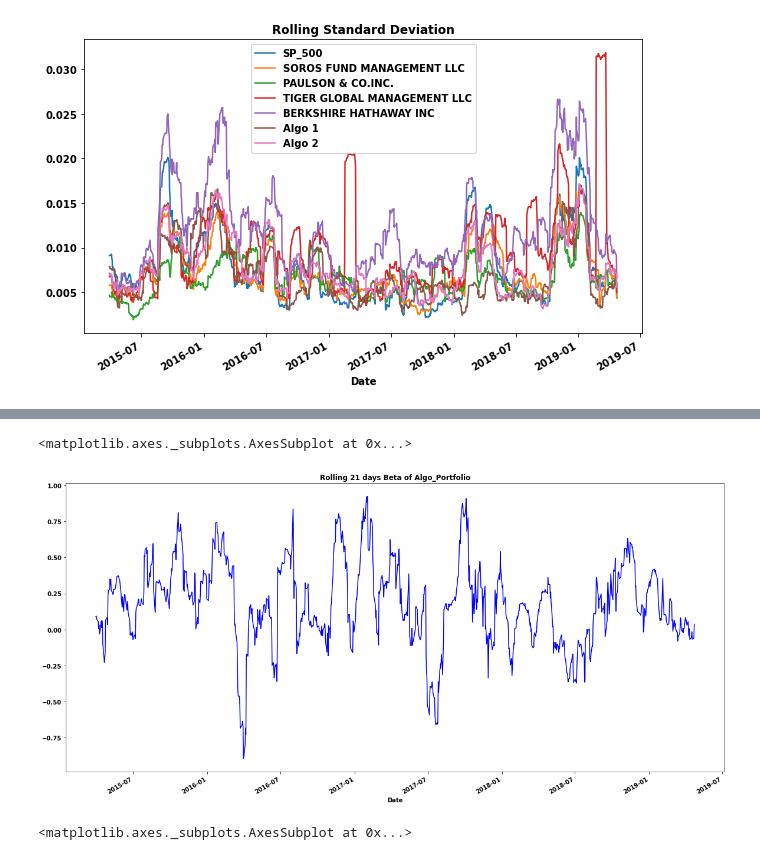
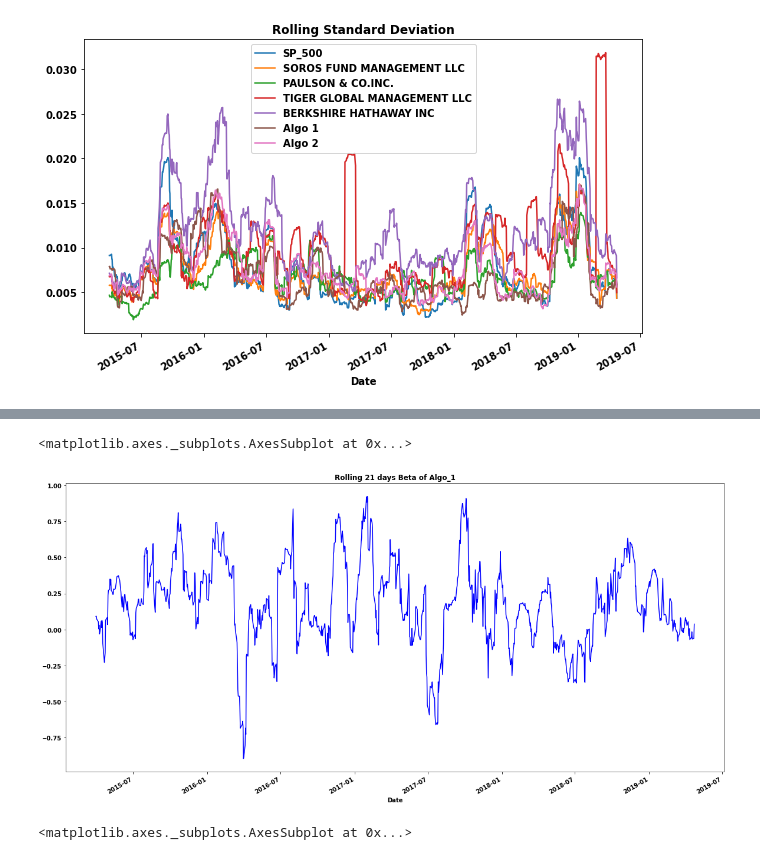
Before and after one commit to SashaFlores/WhaleOffPortfolio, a Jupyter notebook: Starter_Code/whale_analysis.ipynb, the cells around one changed output, grey strips where cells are left out. Saved outputs shown, nothing was run; the diff lists cells and outputs as text; code cells hidden in the pictures.

```diff
--- a/Starter_Code/whale_analysis.ipynb
+++ b/Starter_Code/whale_analysis.ipynb
@@ -66,7 +66,7 @@ Read the algorithmic daily returns and clean the data
 # Reading algorithmic returns
 algo_returns = Path("Resources/algo_returns.csv")
 
-algo_df = pd.read_csv(algo_returns_csv,  index_col="Date", parse_dates=True)
+algo_df = pd.read_csv(algo_returns,  index_col="Date", parse_dates=True)
 algo_df.sort_index(inplace=True)
 algo_df.head()
 # %% [output]
@@ -100,7 +100,7 @@ Read the S&P500 Historic Closing Prices and create a new daily returns DataFrame
 # Reading S&P 500 Closing Prices
 sp500_history = Path("Resources/sp500_history.csv")
 
-sp500_df = pd.read_csv(sp500_history_csv, index_col="Date", parse_dates=True, infer_datetime_format=True)
+sp500_df = pd.read_csv(sp500_history, index_col="Date", parse_dates=True, infer_datetime_format=True)
 sp500_df.sort_index(inplace=True)
 sp500_df.head()
 # %% [output]
@@ -342,21 +342,21 @@ correlation
 # %%
 # Calculate Beta for a single portfolio compared to the total market (S&P 500)
 # (Your graph may differ, dependent upon which portfolio you are comparing)
 
-# calculate rolling covraince for algo portfolio(mentioned single portfolio not single stock)
+# calculate rolling covraince for algo portfolio(mentioned single portfolio but the plot in starter_file shows "BERKSHIRE HATHAWAY INC" single stock)
 rolling_algo1 = combined["Algo 1"].rolling(window=21).cov(combined["SP_500"])
 
 # calculate variance
 rolling_sp500 = combined["SP_500"].rolling(window=21).var()
 
 # calculate rolling beta:
 rolling_alog1_beta = rolling_algo1 / rolling_sp500
 
 # plot the portfolio treand
-rolling_alog1_beta.plot(figsize=(20, 10), color= "blue", title="Rolling 21 days Beta of Algo_Portfolio")
+rolling_alog1_beta.plot(figsize=(20, 10), color= "blue", title="Rolling 21 days Beta of Algo_1")
 # %% [output]
 <matplotlib.axes._subplots.AxesSubplot at 0x...>
-[figure, old version]
+[figure, new version]
 # %%
 # Calculate a rolling window using the exponentially weighted moving average.
 combined_ewm = combined.ewm(span=21).mean()
```
Also changed, not shown: parts of 17 cells of this notebook.
